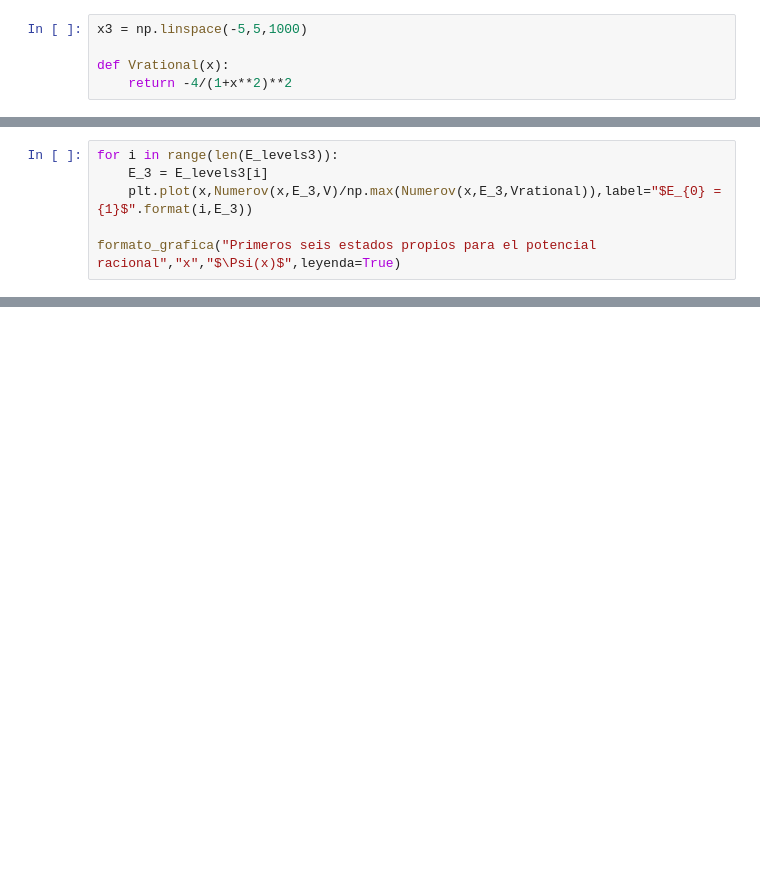
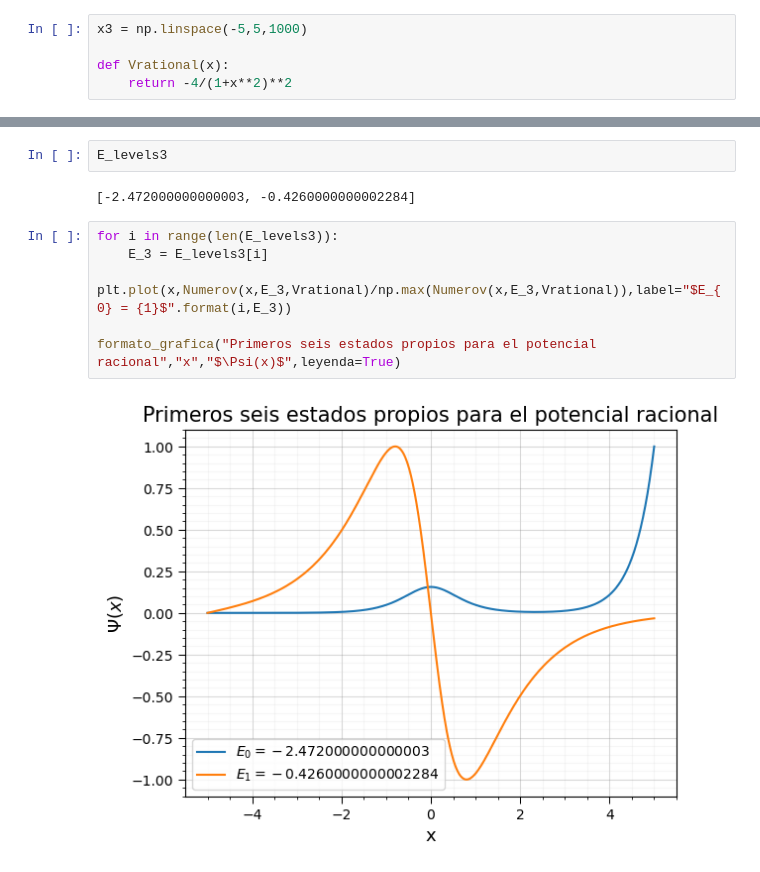
Before and after one commit to andresarias1105/MetodosII_AndresArias_JuanGuzman, a Jupyter notebook: Tarea 4/Punto6_MecánicaCuánticaNumérica.ipynb, the cells around one changed output, grey strips where cells are left out. Saved outputs shown, nothing was run; the diff lists cells and outputs as text; blank space fills up the shorter version.

```diff
--- a/Tarea 4/Punto6_MecánicaCuánticaNumérica.ipynb
+++ b/Tarea 4/Punto6_MecánicaCuánticaNumérica.ipynb
@@ -120,6 +107,0 @@ E_levels3
-# %%
-for i in range(len(E_levels3)):
-    E_3 = E_levels3[i]
-    plt.plot(x,Numerov(x,E_3,V)/np.max(Numerov(x,E_3,Vrational)),label="$E_{0} = {1}$".format(i,E_3))
-
-formato_grafica("Primeros seis estados propios para el potencial racional","x","$\Psi(x)$",leyenda=True)
@@ -127,0 +116,12 @@ formato_grafica("Primeros seis estados propios para el potencial racional","x","
+# %%
+E_levels3
+# %% [output]
+[-2.472000000000003, -0.4260000000002284]
+# %%
+for i in range(len(E_levels3)):
+    E_3 = E_levels3[i]
+    plt.plot(x,Numerov(x,E_3,Vrational)/np.max(Numerov(x,E_3,Vrational)),label="$E_{0} = {1}$".format(i,E_3))
+
+formato_grafica("Primeros seis estados propios para el potencial racional","x","$\Psi(x)$",leyenda=True)
+# %% [output]
+[figure, added]
```
Also changed, not shown: parts of 4 cells of this notebook, 1 other file.
